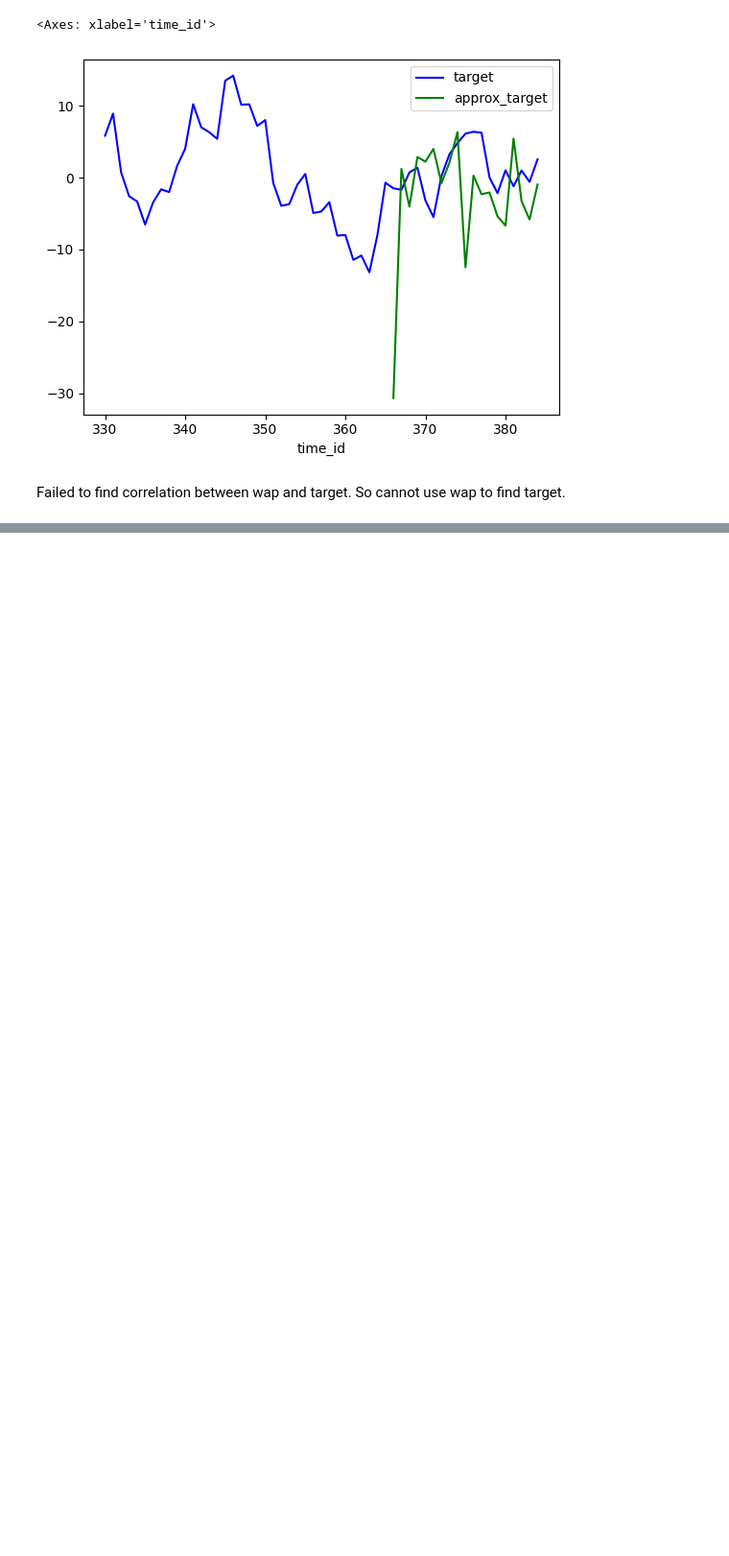
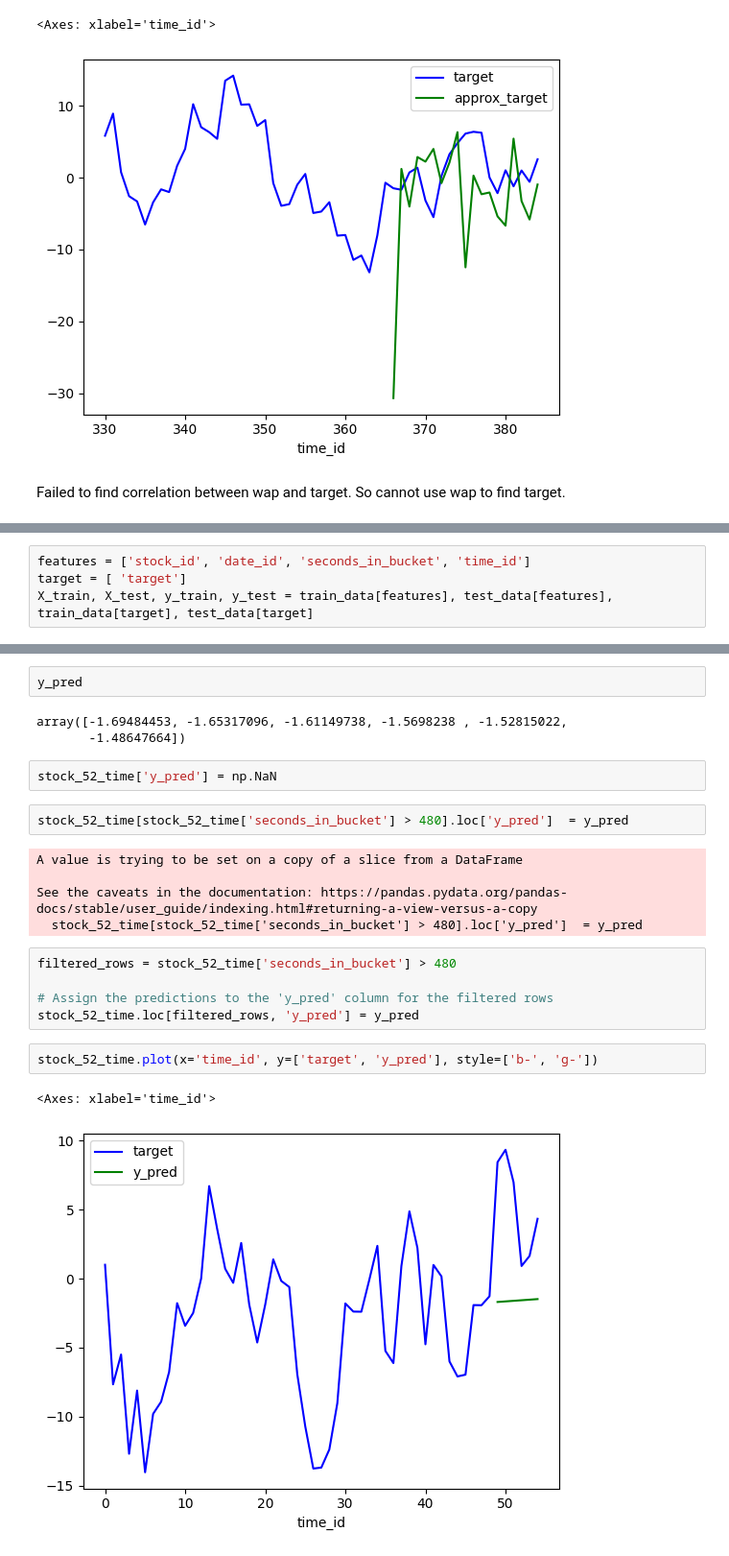
Before and after one commit to UNT-CSCE-Projects/US_stock_market_prediction, a Jupyter notebook: Optiver_stock_closing_price.ipynb, the cells around one changed output, grey strips where cells are left out. Shown at 96% size. Cells and saved outputs as stored; diff of their text form; blank space fills up the shorter version.

```diff
--- a/Optiver_stock_closing_price.ipynb
+++ b/Optiver_stock_closing_price.ipynb
@@ -902,0 +947,4 @@ So cannot use wap to find target.
+# %%
+features = ['stock_id', 'date_id', 'seconds_in_bucket', 'time_id']
+target = [ 'target']
+X_train, X_test, y_train, y_test = train_data[features], test_data[features], train_data[target], test_data[target]
@@ -902,0 +1003,24 @@ So cannot use wap to find target.
+# %%
+y_pred
+# %% [output]
+array([-1.69484453, -1.65317096, -1.61149738, -1.5698238 , -1.52815022,
+       -1.48647664])
+# %%
+stock_52_time['y_pred'] = np.NaN
+# %%
+stock_52_time[stock_52_time['seconds_in_bucket'] > 480].loc['y_pred']  = y_pred
+# %% [output]
+A value is trying to be set on a copy of a slice from a DataFrame
+
+See the caveats in the documentation: https://pandas.pydata.org/pandas-docs/stable/user_guide/indexing.html#returning-a-view-versus-a-copy
+  stock_52_time[stock_52_time['seconds_in_bucket'] > 480].loc['y_pred']  = y_pred
+# %%
+filtered_rows = stock_52_time['seconds_in_bucket'] > 480
+
+# Assign the predictions to the 'y_pred' column for the filtered rows
+stock_52_time.loc[filtered_rows, 'y_pred'] = y_pred
+# %%
+stock_52_time.plot(x='time_id', y=['target', 'y_pred'], style=['b-', 'g-'])
+# %% [output]
+<Axes: xlabel='time_id'>
+[figure, added]
```
Also changed, not shown: parts of 12 cells of this notebook.
